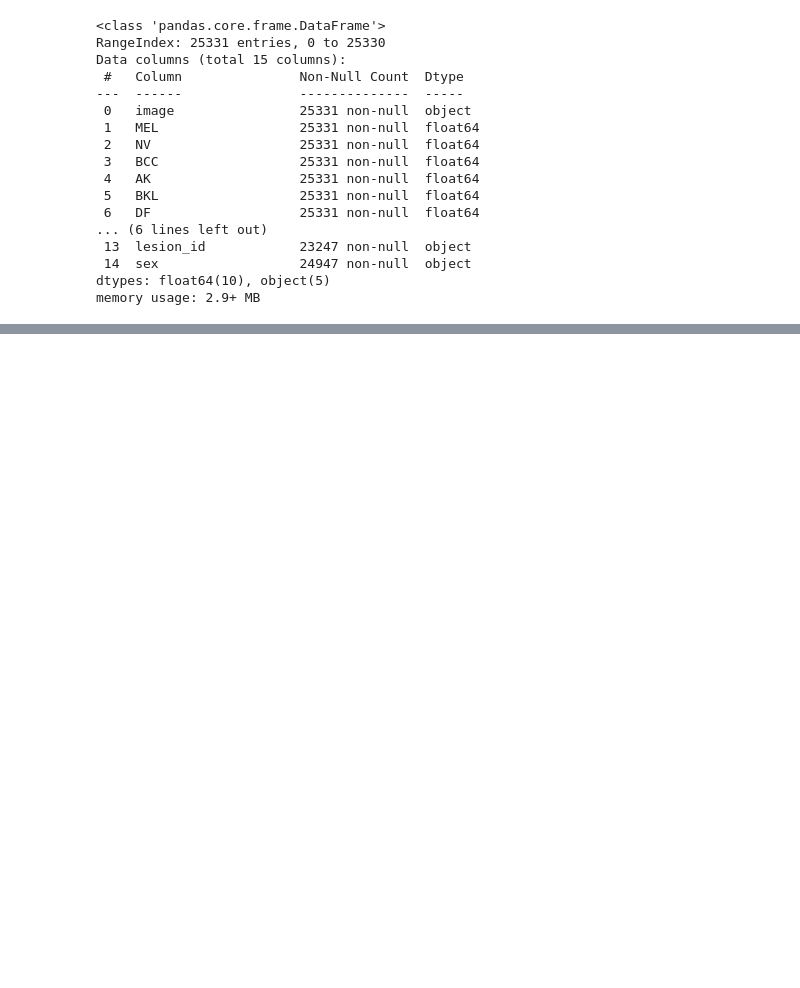
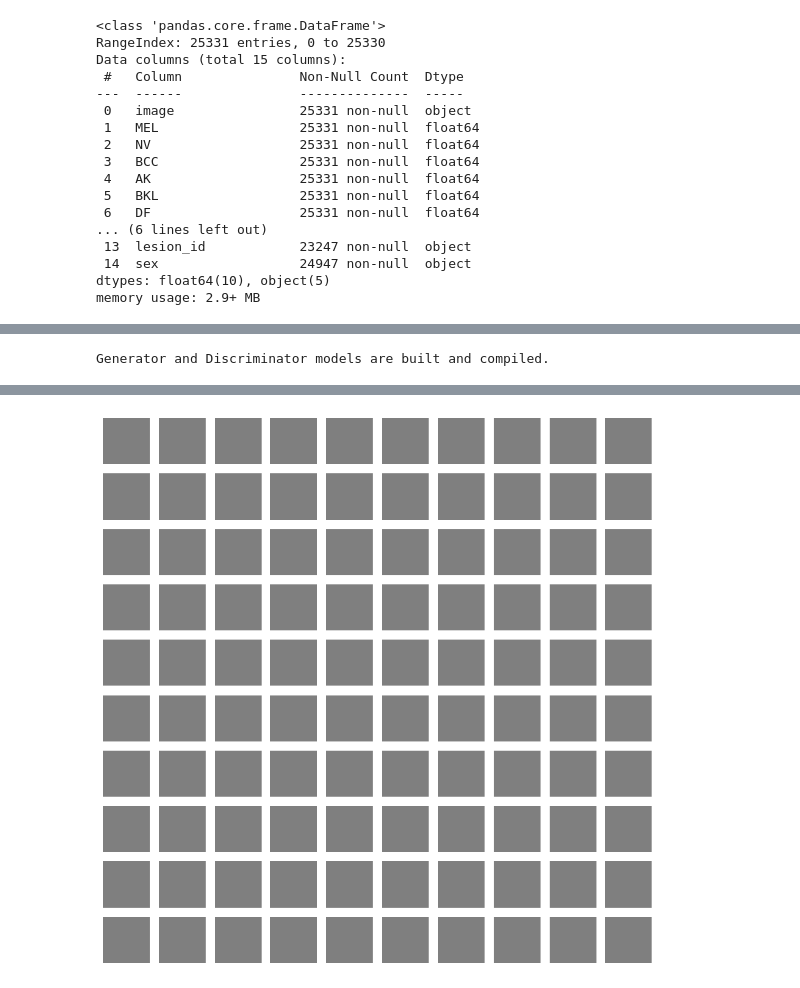
Before and after one commit to jkranyak/Skin_cancer_imaging_interface, a Jupyter notebook: project3.ipynb, the cells around one changed output, grey strips where cells are left out. Drawn from its saved outputs; the diff is of its cells as text; code cells hidden in the pictures; blank space fills up the shorter version.

```diff
--- a/project3.ipynb
+++ b/project3.ipynb
@@ -244,0 +388,52 @@ full_metadata = pd.get_dummies(full_metadata, columns=['anatom_site_general', 's
+# %%
+# Assuming latent dimension and number of classes
+latent_dim = 100
+num_classes = 10
+img_shape = (224, 224, 3)
+
+# Instantiate the generator and discriminator
+generator = build_generator(latent_dim, num_classes)
+discriminator = build_discriminator(img_shape)
+
+# Compile the discriminator
+discriminator.compile(loss='binary_crossentropy',
+                      optimizer=Adam(0.0002, 0.5),
+                      metrics=['accuracy'])
+
+# Combined model (generator and discriminator)
+z = Input(shape=(latent_dim,))
+label = Input(shape=(1,))
+img = generator([z, label])
+discriminator.trainable = False
+valid = discriminator(img)
+combined = Model([z, label], valid)
+combined.compile(loss='binary_crossentropy', optimizer=Adam(0.0002, 0.5))
+# Make sure models are created
+print("Generator and Discriminator models are built and compiled.")
+# %% [output]
+Generator and Discriminator models are built and compiled.
+# %%
+import matplotlib.pyplot as plt
+
+def generate_and_save_images(model, epoch, test_input, test_labels, n_classes=10):
+    # Notice `training` is set to False.
+    # This is so all layers run in inference mode (batchnorm).
+    predictions = model.predict([test_input, test_labels])
+
+    fig = plt.figure(figsize=(10, 10))
+
+    for i in range(predictions.shape[0]):
+        plt.subplot(10, 10, i+1)
+        plt.imshow((predictions[i] * 127.5 + 127.5).astype(np.uint8))
+        plt.axis('off')
+
+    plt.savefig('/content/myimages/training/image_at_epoch_{:04d}.png'.format(epoch))
+    plt.show()
+
+# Generate test noise and labels
+test_noise = np.random.normal(0, 1, (100, latent_dim))
+test_labels = np.array([num for num in range(num_classes) for _ in range(10)])
+
+# Generate and save images
+generate_and_save_images(generator, 0, test_noise, test_labels)
+# %% [output]
@@ -244,0 +441 @@ full_metadata = pd.get_dummies(full_metadata, columns=['anatom_site_general', 's
+[figure, added]
```
Also changed, not shown: parts of 7 cells of this notebook.
